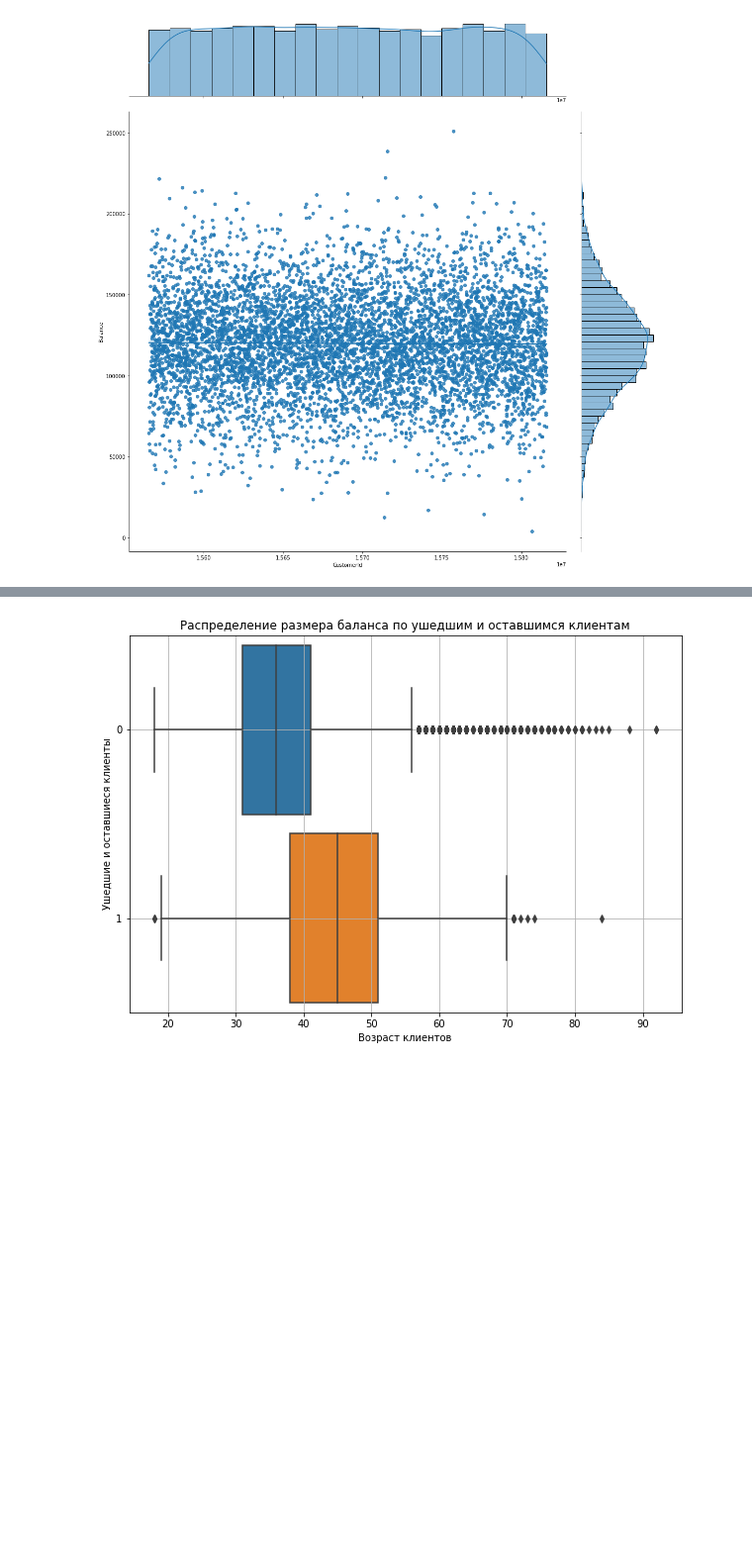
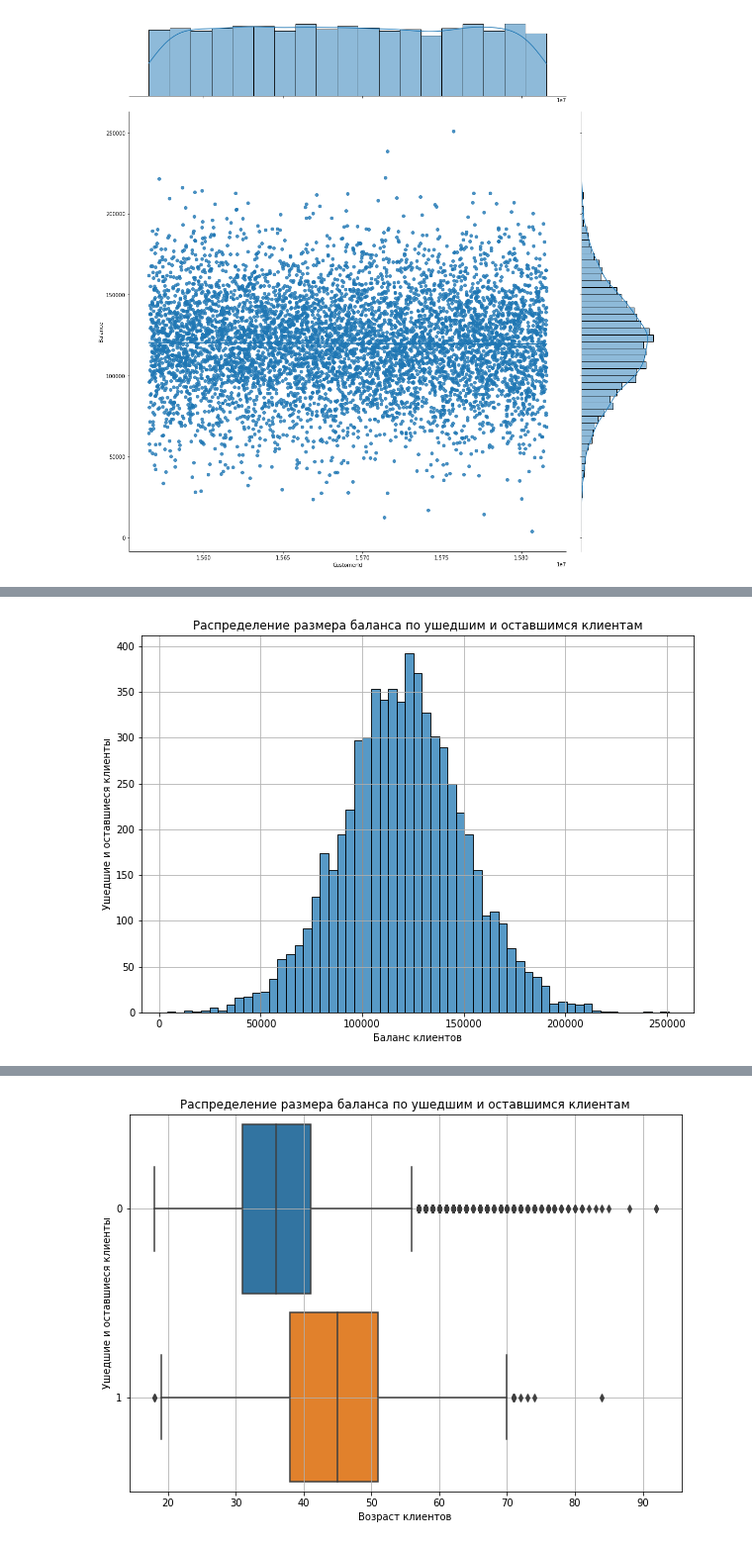
Before and after one commit to kuchsk/skillfactory, a Jupyter notebook: ЗАДАНИЕ_9_11_МОДУЛЬ_13_(HW_01).ipynb, the cells around one changed output, grey strips where cells are left out. Shown at 99% size. Saved outputs shown, nothing was run; the diff lists cells and outputs as text; code cells hidden in the pictures; blank space fills up the shorter version.

```diff
--- a/ЗАДАНИЕ_9_11_МОДУЛЬ_13_(HW_01).ipynb
+++ b/ЗАДАНИЕ_9_11_МОДУЛЬ_13_(HW_01).ipynb
@@ -59,0 +66,15 @@ boxplot.grid()
+# %%
+# 9.2. Вариант 4
+
+import seaborn as sns
+import matplotlib.pyplot as plt
+fig = plt.figure(figsize = (10,7))
+boxplot = sns.histplot(churn[churn.Balance  >= 2500], x = 'Balance')
+boxplot.set_title('Распределение размера баланса по ушедшим и оставшимся клиентам');
+boxplot.set_xlabel('Баланс клиентов');
+boxplot.set_ylabel('Ушедшие и оставшиеся клиенты');
+boxplot.grid()
+
+### Выводы: У основной части пользователей, у которых на счету больше 2500 долларов баланс находится в диапазоне от 100 000 до 150 000, выбросы от 0 до 50 000 и от 200 000 до 250 000 встречаются значительно реже. Распределение похоже на нормальное.
+# %% [output]
+[figure, added]
```
Also changed, not shown: parts of 13 cells of this notebook.
